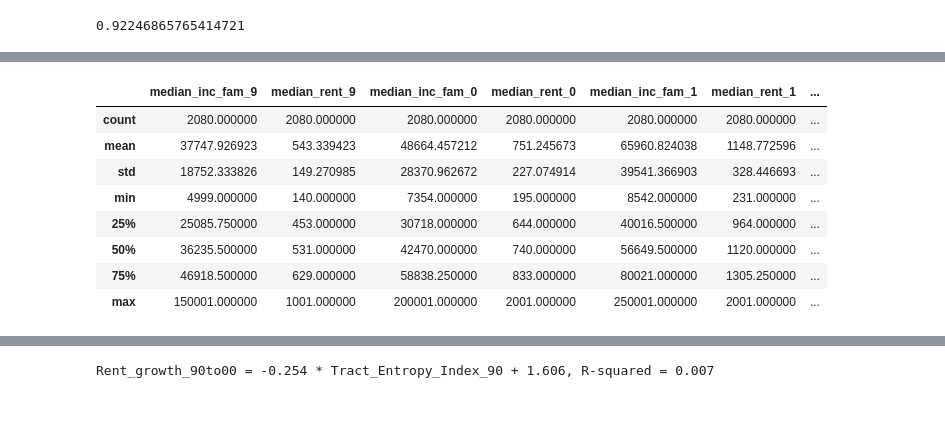
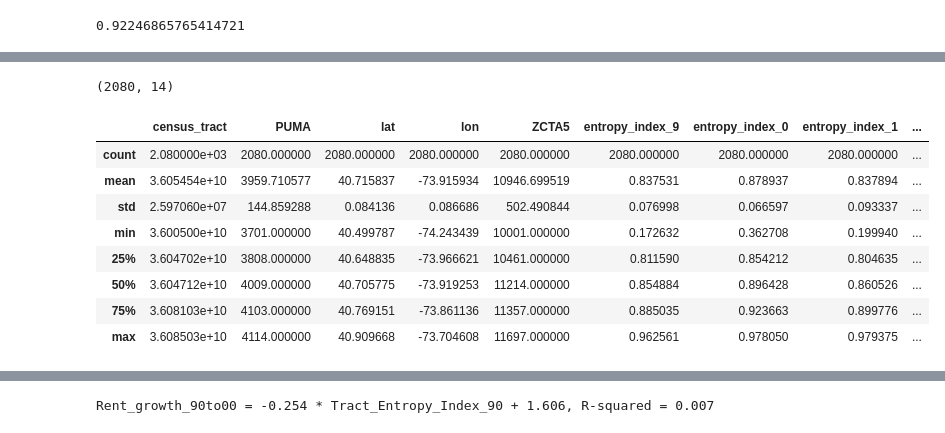
Before and after one commit to picniclin/NYC_yl5240, a Jupyter notebook: NYC_housing_and_income.ipynb, the cells around one changed output, grey strips where cells are left out. Cells and saved outputs as stored; diff of their text form; code cells hidden in the pictures.

```diff
--- a/NYC_housing_and_income.ipynb
+++ b/NYC_housing_and_income.ipynb
@@ -547,7 +601,7 @@ for i in df_family_income_2010.index:
 # %%
-# merge the entropy index data into df2
-df2['entropy_index_9'] = df_family_income_1990.iloc[:,-1]
-df2['entropy_index_0'] = df_family_income_2000.iloc[:,-1]
-df2['entropy_index_1'] = df_family_income_2010.iloc[:,-1]
-df2.head()
+df_census_entropy = df_dataset_tract.merge(pd.concat([df_family_income_1990.iloc[:,[0,-1]],
+                              df_family_income_2000.iloc[:,-1],
+                              df_family_income_2010.iloc[:,-1]], axis = 1), on = 'census_tract')
+
+df_census_entropy.head()
 # %% [output]
@@ -564,6 +613,0 @@ array([0, 0, 0, 0, 0, 0, 0, 0, 0, 0, 0, 0, 0, 8, 2, 1])
-# %%
-## delete the observation with 0 entropy index
-df_census_entropy = df2[~((df2.entropy_index_9 == 0)| (df2.entropy_index_0 == 0)|\
-                          (df2.entropy_index_1 == 0))]
-
-df_census_entropy.shape
@@ -575,0 +635,6 @@ array([0, 0, 0, 0, 0, 0, 0, 0, 0, 0, 0, 0, 0, 0, 0, 0])
+# %%
+## delete the observation with 0 entropy index
+df_census_entropy1 = df_census_entropy[~((df_census_entropy.entropy_index_9 == 0)| (df_census_entropy.entropy_index_0 == 0)|\
+                          (df_census_entropy.entropy_index_1 == 0))]
+
+df_census_entropy1.shape, sum(np.array(df_census_entropy1 == 0))
@@ -575,0 +645,7 @@ array([0, 0, 0, 0, 0, 0, 0, 0, 0, 0, 0, 0, 0, 0, 0, 0])
+# %%
+df_census_entropy_rent = df_census_entropy1.merge(df2.loc[:,['census_tract','rent_growth_90_00',
+                                                             'rent_growth_00_10']],
+                                                  on = 'census_tract' )
+
+
+df_census_entropy_rent.head()
@@ -576,12 +659,16 @@ array([0, 0, 0, 0, 0, 0, 0, 0, 0, 0, 0, 0, 0, 0, 0, 0])
+# %%
+df_census_entropy_rent.shape
+# %% [output]
+(2080, 14)
 # %%
-df_census_entropy.describe()
+df_census_entropy_rent.describe()
 # %% [output]
-|  | median_inc_fam_9 | median_rent_9 | median_inc_fam_0 | median_rent_0 | median_inc_fam_1 | median_rent_1 | ... |
-| count | 2080.000000 | 2080.000000 | 2080.000000 | 2080.000000 | 2080.000000 | 2080.000000 | ... |
-| mean | 37747.926923 | 543.339423 | 48664.457212 | 751.245673 | 65960.824038 | 1148.772596 | ... |
-| std | 18752.333826 | 149.270985 | 28370.962672 | 227.074914 | 39541.366903 | 328.446693 | ... |
-| min | 4999.000000 | 140.000000 | 7354.000000 | 195.000000 | 8542.000000 | 231.000000 | ... |
-| 25% | 25085.750000 | 453.000000 | 30718.000000 | 644.000000 | 40016.500000 | 964.000000 | ... |
-| 50% | 36235.500000 | 531.000000 | 42470.000000 | 740.000000 | 56649.500000 | 1120.000000 | ... |
-| 75% | 46918.500000 | 629.000000 | 58838.250000 | 833.000000 | 80021.000000 | 1305.250000 | ... |
-| max | 150001.000000 | 1001.000000 | 200001.000000 | 2001.000000 | 250001.000000 | 2001.000000 | ... |
+|  | census_tract | PUMA | lat | lon | ZCTA5 | entropy_index_9 | entropy_index_0 | entropy_index_1 | ... |
+| count | 2.080000e+03 | 2080.000000 | 2080.000000 | 2080.000000 | 2080.000000 | 2080.000000 | 2080.000000 | 2080.000000 | ... |
+| mean | 3.605454e+10 | 3959.710577 | 40.715837 | -73.915934 | 10946.699519 | 0.837531 | 0.878937 | 0.837894 | ... |
+| std | 2.597060e+07 | 144.859288 | 0.084136 | 0.086686 | 502.490844 | 0.076998 | 0.066597 | 0.093337 | ... |
+| min | 3.600500e+10 | 3701.000000 | 40.499787 | -74.243439 | 10001.000000 | 0.172632 | 0.362708 | 0.199940 | ... |
+| 25% | 3.604702e+10 | 3808.000000 | 40.648835 | -73.966621 | 10461.000000 | 0.811590 | 0.854212 | 0.804635 | ... |
+| 50% | 3.604712e+10 | 4009.000000 | 40.705775 | -73.919253 | 11214.000000 | 0.854884 | 0.896428 | 0.860526 | ... |
+| 75% | 3.608103e+10 | 4103.000000 | 40.769151 | -73.861136 | 11357.000000 | 0.885035 | 0.923663 | 0.899776 | ... |
+| max | 3.608503e+10 | 4114.000000 | 40.909668 | -73.704608 | 11697.000000 | 0.962561 | 0.978050 | 0.979375 | ... |
```
Also changed, not shown: parts of 93 cells of this notebook.
